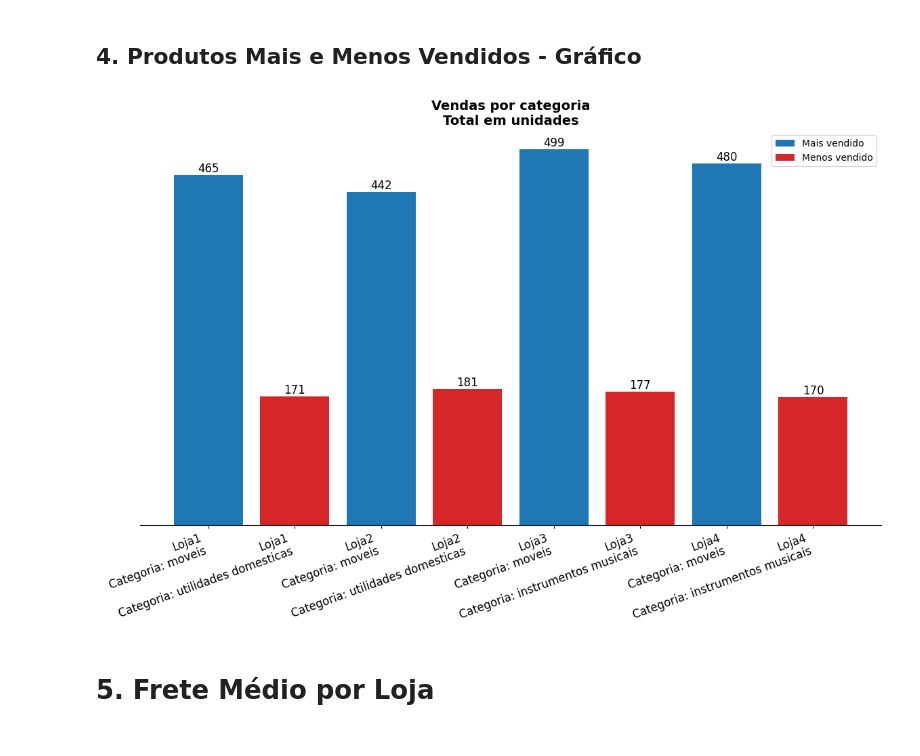
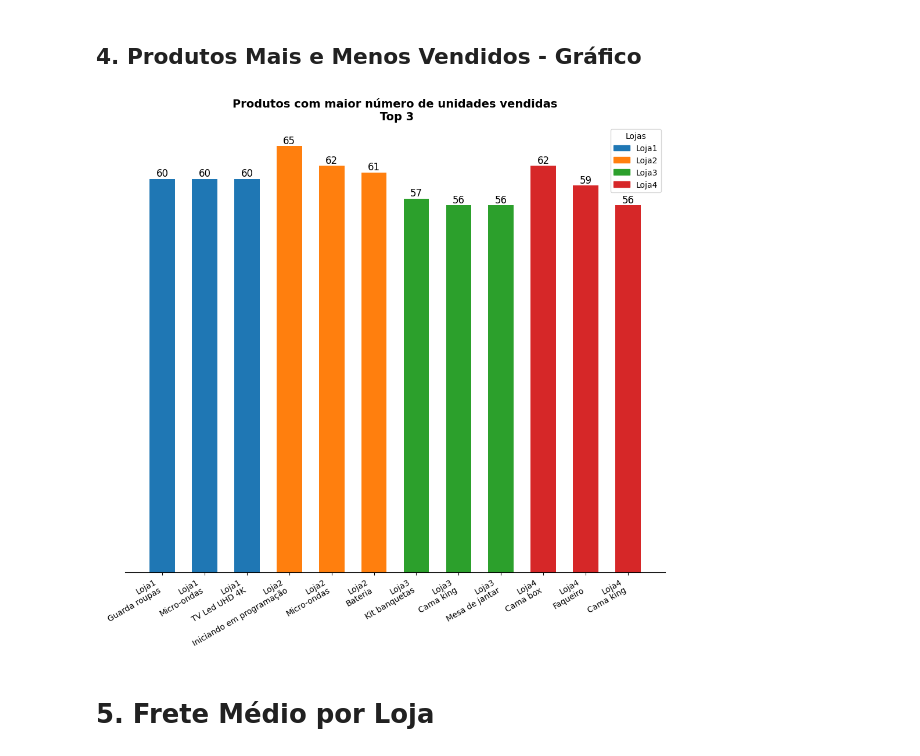
Before and after one commit to daniel-neves-dev/alura_store, a Jupyter notebook: AluraStoreBr.ipynb, the cells around one changed output. Drawn from its saved outputs; the diff is of its cells as text; code cells hidden in the pictures.

```diff
--- a/AluraStoreBr.ipynb
+++ b/AluraStoreBr.ipynb
@@ -369,7 +369,7 @@ def plot_product_bar_graph(product_list:list)-> None:
   color_map = {s: plt.cm.tab10(i) for i, s in enumerate(stores_order)}
   colors = [color_map[s] for s in stores_n]
 
-  fig, axs = plt.subplots(figsize=(16,13))
+  fig, axs = plt.subplots(figsize=(12,10))
 
   bars = axs.bar(labels, values, color = colors, width=0.6)
   axs.bar_label(bars, fontsize=12)
@@ -384,13 +384,13 @@ def plot_product_bar_graph(product_list:list)-> None:
   axs.legend(handles=legends, title='Lojas', loc="upper right")
 
   plt.show()
-# %%
-category_data = []
-for n_store in categories.keys():
-    category_data.extend(most_least_category_sold(categories[n_store], n_store))
-plot_category_sell_bar_graph(category_data)
-# %% [output]
-[figure, removed]
+# %%
+product_data = []
+for store in products.keys():
+    product_data.extend(frame_top_tree_product_sell(products[store], store))
+plot_product_bar_graph(product_data)
+# %% [output]
+[figure, added]
 # %% [markdown]
 # 5. Frete Médio por Loja
 # %%
```
